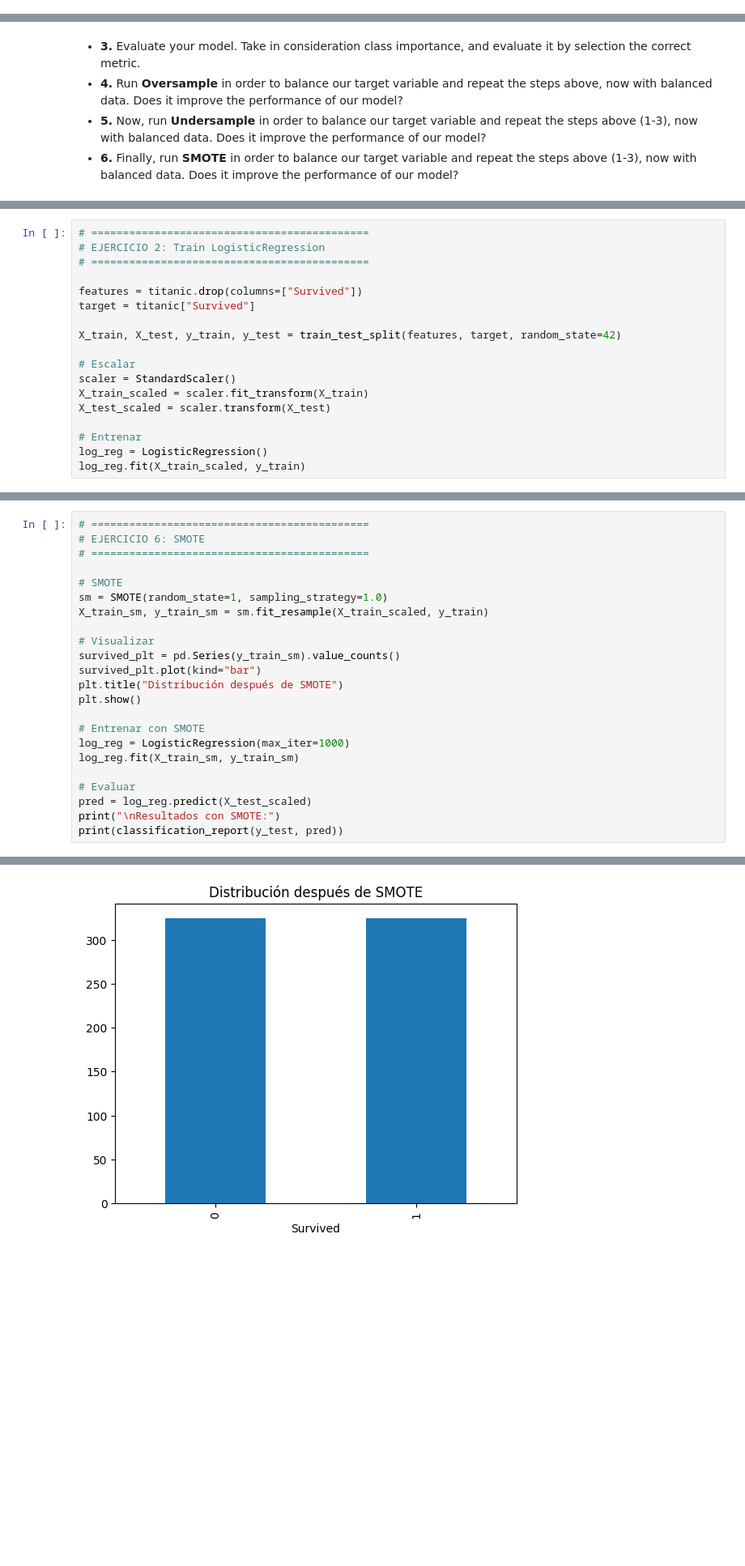
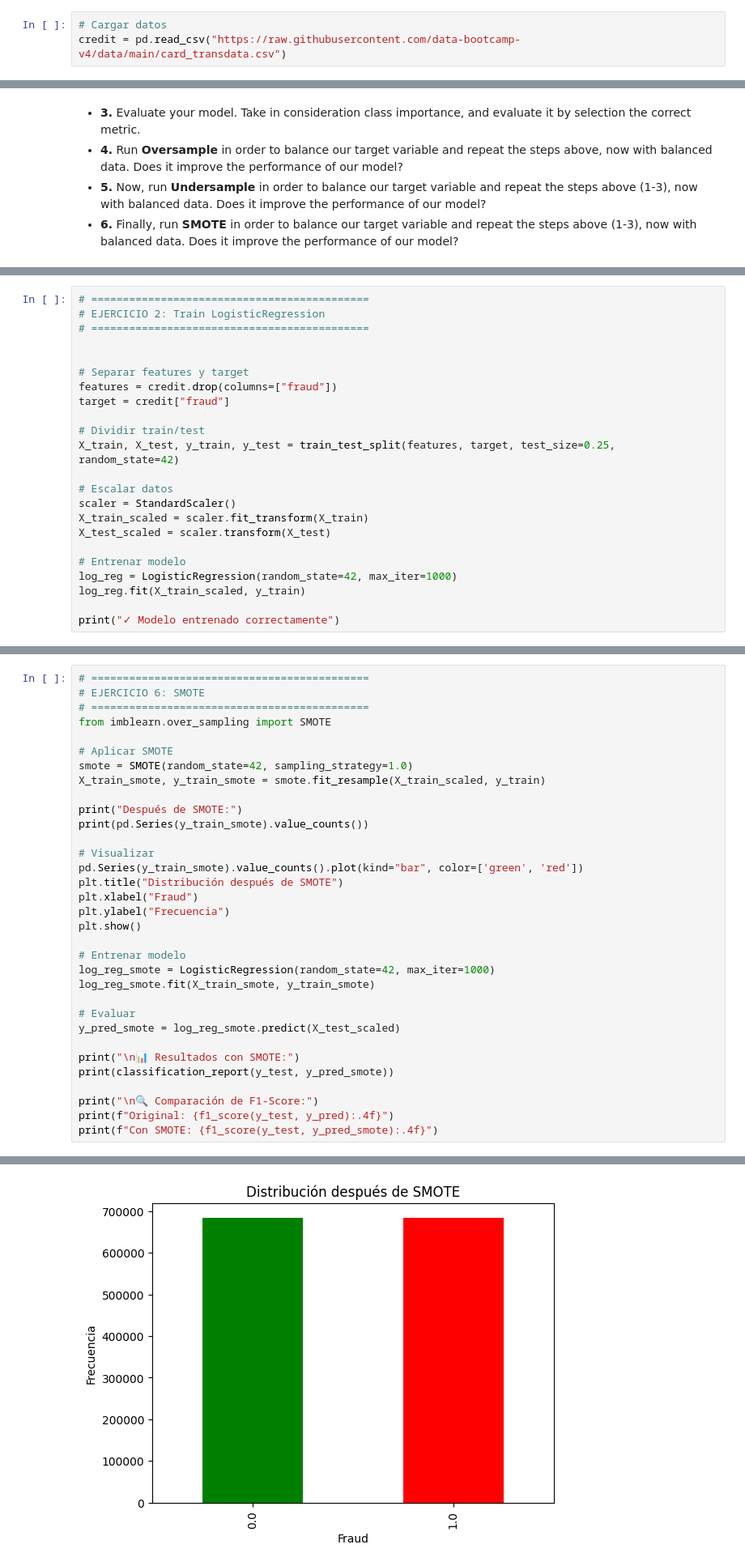
Before and after one commit to martin-paz-y/lab-imbalanced, a Jupyter notebook: lab-imbalanced.ipynb, the cells around one changed output, grey strips where cells are left out. Shown at 81% size. Saved outputs shown, nothing was run; the diff lists cells and outputs as text; blank space fills up the shorter version.

```diff
--- a/lab-imbalanced.ipynb
+++ b/lab-imbalanced.ipynb
@@ -65,3 +30,6 @@ titanic = pd.get_dummies(titanic, columns=["Embarked"])
+# %%
+# Cargar datos
+credit = pd.read_csv("https://raw.githubusercontent.com/data-bootcamp-v4/data/main/card_transdata.csv")
 # %% [markdown]
 **Steps:**
 # %% [markdown]
@@ -96,17 +80,22 @@ Name: count, dtype: int64
 # EJERCICIO 2: Train LogisticRegression
 # ============================================
 
-features = titanic.drop(columns=["Survived"])
-target = titanic["Survived"]
 
-X_train, X_test, y_train, y_test = train_test_split(features, target, random_state=42)
+# Separar features y target
+features = credit.drop(columns=["fraud"])
+target = credit["fraud"]
 
-# Escalar
+# Dividir train/test
+X_train, X_test, y_train, y_test = train_test_split(features, target, test_size=0.25, random_state=42)
+
+# Escalar datos
 scaler = StandardScaler()
 X_train_scaled = scaler.fit_transform(X_train)
 X_test_scaled = scaler.transform(X_test)
 
-# Entrenar
-log_reg = LogisticRegression()
+# Entrenar modelo
+log_reg = LogisticRegression(random_state=42, max_iter=1000)
 log_reg.fit(X_train_scaled, y_train)
+
+print("✓ Modelo entrenado correctamente")
 # %% [output]
@@ -221,23 +286,33 @@ weighted avg       0.77      0.77      0.77       178
 # ============================================
 # EJERCICIO 6: SMOTE
 # ============================================
+from imblearn.over_sampling import SMOTE
 
-# SMOTE
-sm = SMOTE(random_state=1, sampling_strategy=1.0)
-X_train_sm, y_train_sm = sm.fit_resample(X_train_scaled, y_train)
+# Aplicar SMOTE
+smote = SMOTE(random_state=42, sampling_strategy=1.0)
+X_train_smote, y_train_smote = smote.fit_resample(X_train_scaled, y_train)
+
+print("Después de SMOTE:")
+print(pd.Series(y_train_smote).value_counts())
 
 # Visualizar
-survived_plt = pd.Series(y_train_sm).value_counts()
-survived_plt.plot(kind="bar")
+pd.Series(y_train_smote).value_counts().plot(kind="bar", color=['green', 'red'])
 plt.title("Distribución después de SMOTE")
+plt.xlabel("Fraud")
+plt.ylabel("Frecuencia")
 plt.show()
 
-# Entrenar con SMOTE
-log_reg = LogisticRegression(max_iter=1000)
-log_reg.fit(X_train_sm, y_train_sm)
+# Entrenar modelo
+log_reg_smote = LogisticRegression(random_state=42, max_iter=1000)
+log_reg_smote.fit(X_train_smote, y_train_smote)
 
 # Evaluar
-pred = log_reg.predict(X_test_scaled)
-print("\nResultados con SMOTE:")
-print(classification_report(y_test, pred))
+y_pred_smote = log_reg_smote.predict(X_test_scaled)
+
+print("\n📊 Resultados con SMOTE:")
+print(classification_report(y_test, y_pred_smote))
+
+print("\n🔍 Comparación de F1-Score:")
+print(f"Original: {f1_score(y_test, y_pred):.4f}")
+print(f"Con SMOTE: {f1_score(y_test, y_pred_smote):.4f}")
 # %% [output]
@@ -244 +324 @@ print(classification_report(y_test, pred))
-[figure, old version]
+[figure, new version]
```
Also changed, not shown: parts of 13 cells of this notebook.
